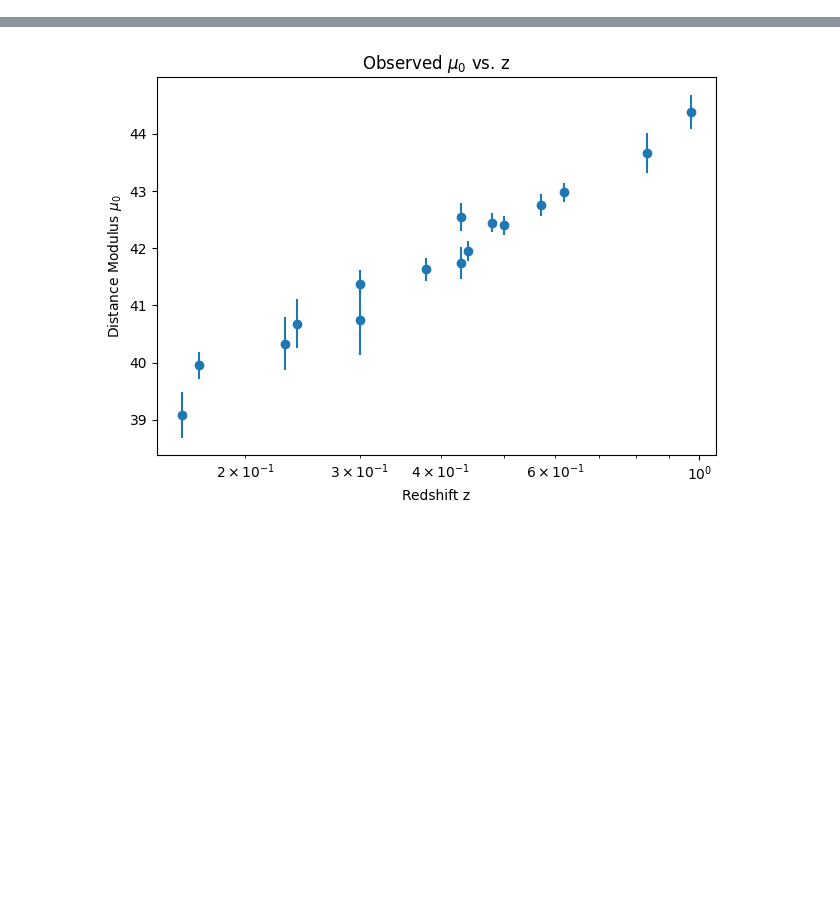
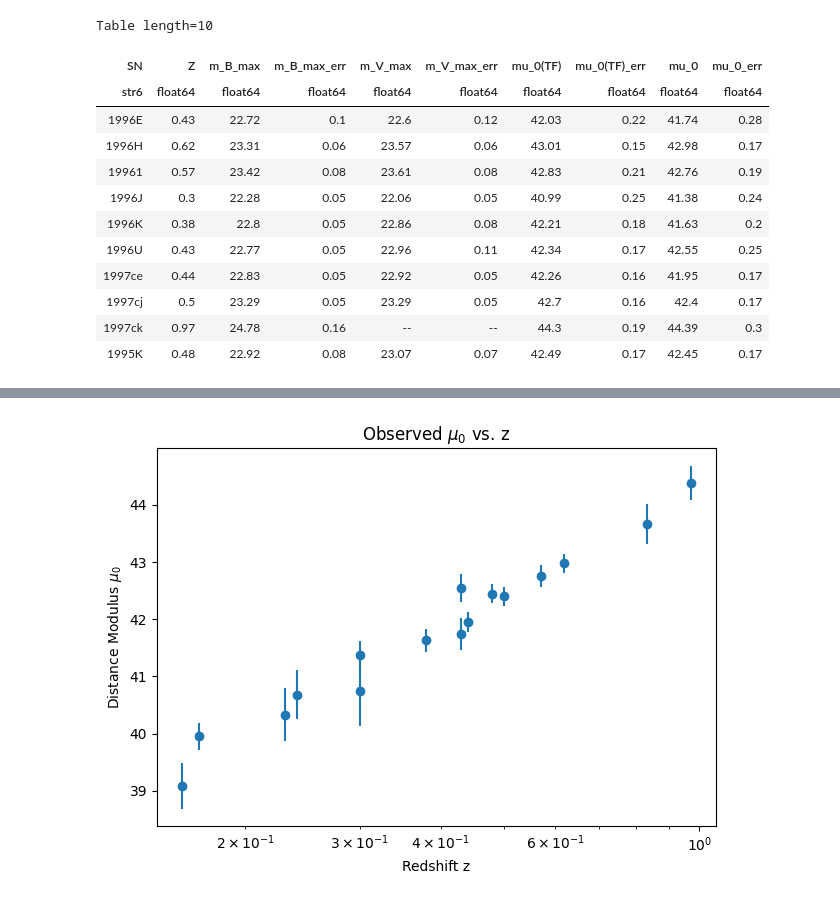
Before and after one commit to jgassert/astropy2-tutorial, a Jupyter notebook: solution.ipynb, the cells around one changed output, grey strips where cells are left out. Drawn from its saved outputs; the diff is of its cells as text; code cells hidden in the pictures; blank space fills up the shorter version.

Commit message:
Added exercise notebook and refined solution to be simpler and more descriptive text/explanations

```diff
--- a/solution.ipynb
+++ b/solution.ipynb
@@ -54,0 +69,17 @@ Table length=16
+# %%
+# simply outputting in a notebook cell will format it more like a table, but not have the functionality of ``.show_in_notebook()``
+mlcs
+# %% [output]
+Table length=10
+| SN | Z | m_B_max | m_B_max_err | m_V_max | m_V_max_err | mu_0(TF) | mu_0(TF)_err | mu_0 | mu_0_err |
+| str6 | float64 | float64 | float64 | float64 | float64 | float64 | float64 | float64 | float64 |
+| 1996E | 0.43 | 22.72 | 0.1 | 22.6 | 0.12 | 42.03 | 0.22 | 41.74 | 0.28 |
+| 1996H | 0.62 | 23.31 | 0.06 | 23.57 | 0.06 | 43.01 | 0.15 | 42.98 | 0.17 |
+| 19961 | 0.57 | 23.42 | 0.08 | 23.61 | 0.08 | 42.83 | 0.21 | 42.76 | 0.19 |
+| 1996J | 0.3 | 22.28 | 0.05 | 22.06 | 0.05 | 40.99 | 0.25 | 41.38 | 0.24 |
+| 1996K | 0.38 | 22.8 | 0.05 | 22.86 | 0.08 | 42.21 | 0.18 | 41.63 | 0.2 |
+| 1996U | 0.43 | 22.77 | 0.05 | 22.96 | 0.11 | 42.34 | 0.17 | 42.55 | 0.25 |
+| 1997ce | 0.44 | 22.83 | 0.05 | 22.92 | 0.05 | 42.26 | 0.16 | 41.95 | 0.17 |
+| 1997cj | 0.5 | 23.29 | 0.05 | 23.29 | 0.05 | 42.7 | 0.16 | 42.4 | 0.17 |
+| 1997ck | 0.97 | 24.78 | 0.16 | -- | -- | 44.3 | 0.19 | 44.39 | 0.3 |
+| 1995K | 0.48 | 22.92 | 0.08 | 23.07 | 0.07 | 42.49 | 0.17 | 42.45 | 0.17 |
```
Also changed, not shown: parts of 31 cells of this notebook, 2 other files.
